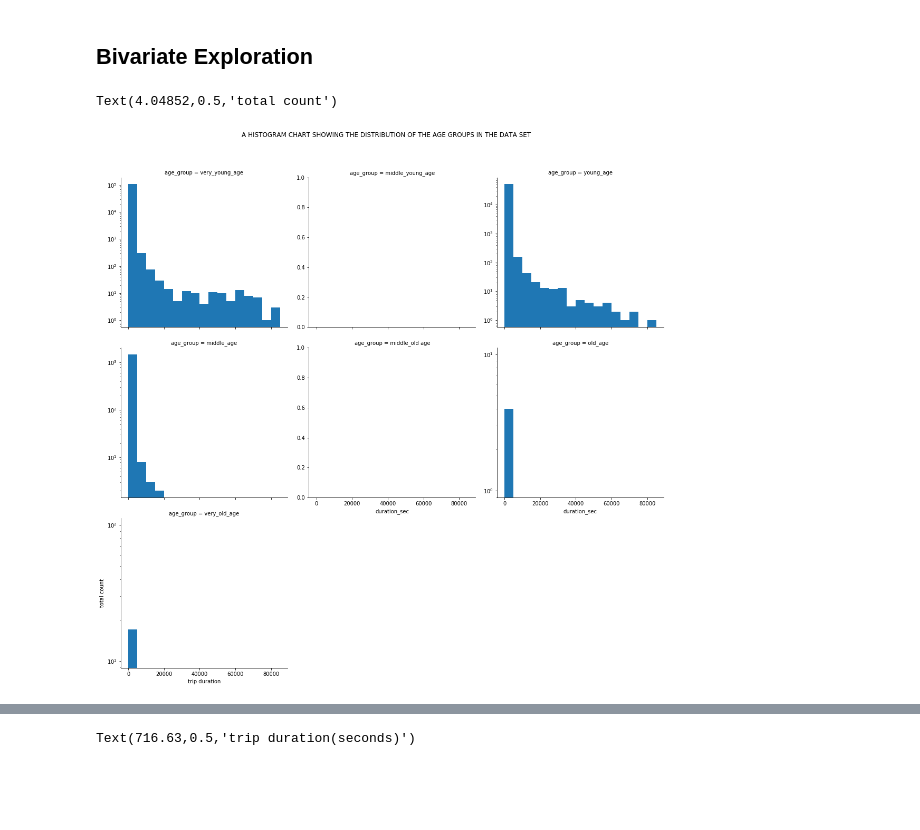
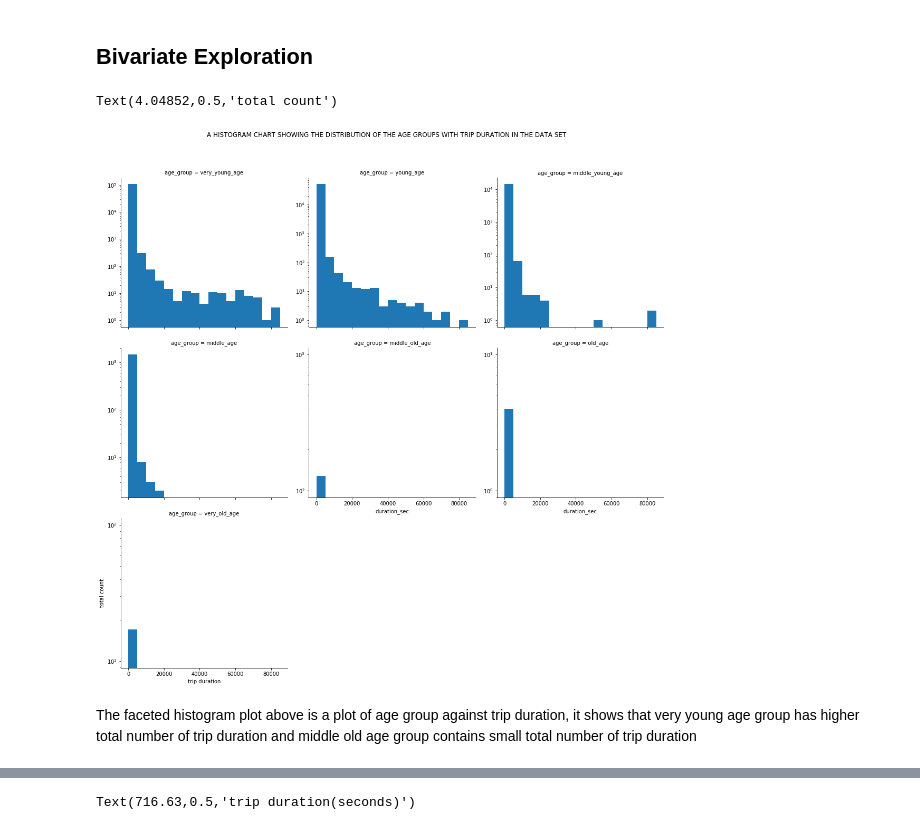
Before and after one commit to richkwame/project3, a Jupyter notebook: Part_I_exploration_template (1).ipynb, the cells around one changed output, grey strips where cells are left out. Drawn from its saved outputs; the diff is of its cells as text; code cells hidden in the pictures; blank space fills up the shorter version.

```diff
--- a/Part_I_exploration_template (1).ipynb
+++ b/Part_I_exploration_template (1).ipynb
@@ -297,3 +234,10 @@ df_list_age
+# %%
+# code to create the birth year inervals
+birth_year_intervals=[1900,1910,1925,1940,1955,1970,1985,2002]
+# code to name the intervals
+interval_name=['very_old_age','old_age','middle_old_age','middle_age','middle_young_age','young_age','very_young_age']
+# code to create age group column
+df['age_group']=pd.cut(df['member_birth_year'],birth_year_intervals,labels=interval_name,right=False)
 # %%
 df
 # %% [output]
@@ -320,2 +261,0 @@ age=df_list_age['age_group']
-# %%
-df=df.join(age)
@@ -371,0 +276,3 @@ Text(0.5,1,'A BAR CHART SHOWING THE  DISTRIBUTION OF AGE GROUP FOR THE DATA SET'
+# %%
+interval_order=interval_name[::-1]
+interval_order
@@ -394,17 +349,20 @@ Text(0.5,1,'A HISTOGRAM CHART SHOWING THE TRIP DURATION IN THE DATA SET')
 # %% [markdown]
 ## Bivariate Exploration
 # %%
+# code to plot age groups with trip duration
 bins = np.arange(0, df['duration_sec'].max()+1000, 5000)
-age_order = ['very_young_age','middle_young_age','young_age','middle_age','middle_old age','old_age','very_old_age']
+age_order = interval_order
 gclasses = pd.api.types.CategoricalDtype(ordered=True, categories=age_order)
 df['age_group'] = df['age_group'].astype(gclasses);
-g = sb.FacetGrid(data = df, col = 'age_group',col_wrap=3, sharey=False,size=5)
+g = sb.FacetGrid(data = df, col = 'age_group',col_wrap=3,sharey=False,size=5)
 g.map(plt.hist, 'duration_sec',log=True,bins=bins)
 g.fig.subplots_adjust(top=0.9)
-g.fig.suptitle('A HISTOGRAM CHART SHOWING THE DISTRIBUTION OF THE AGE GROUPS IN THE DATA SET')
+g.fig.suptitle('A HISTOGRAM CHART SHOWING THE DISTRIBUTION OF THE AGE GROUPS WITH TRIP DURATION IN THE DATA SET')
 plt.xlabel('trip duration')
 plt.ylabel('total count')
 # %% [output]
 Text(4.04852,0.5,'total count')
-[figure, old version]
+[figure, new version]
+# %% [markdown]
+The faceted histogram plot above is a plot of age group against trip duration, it shows that very young age group has higher total number of trip duration and middle old age group contains small total number of trip duration
 # %%
```
Also changed, not shown: parts of 69 cells of this notebook.
